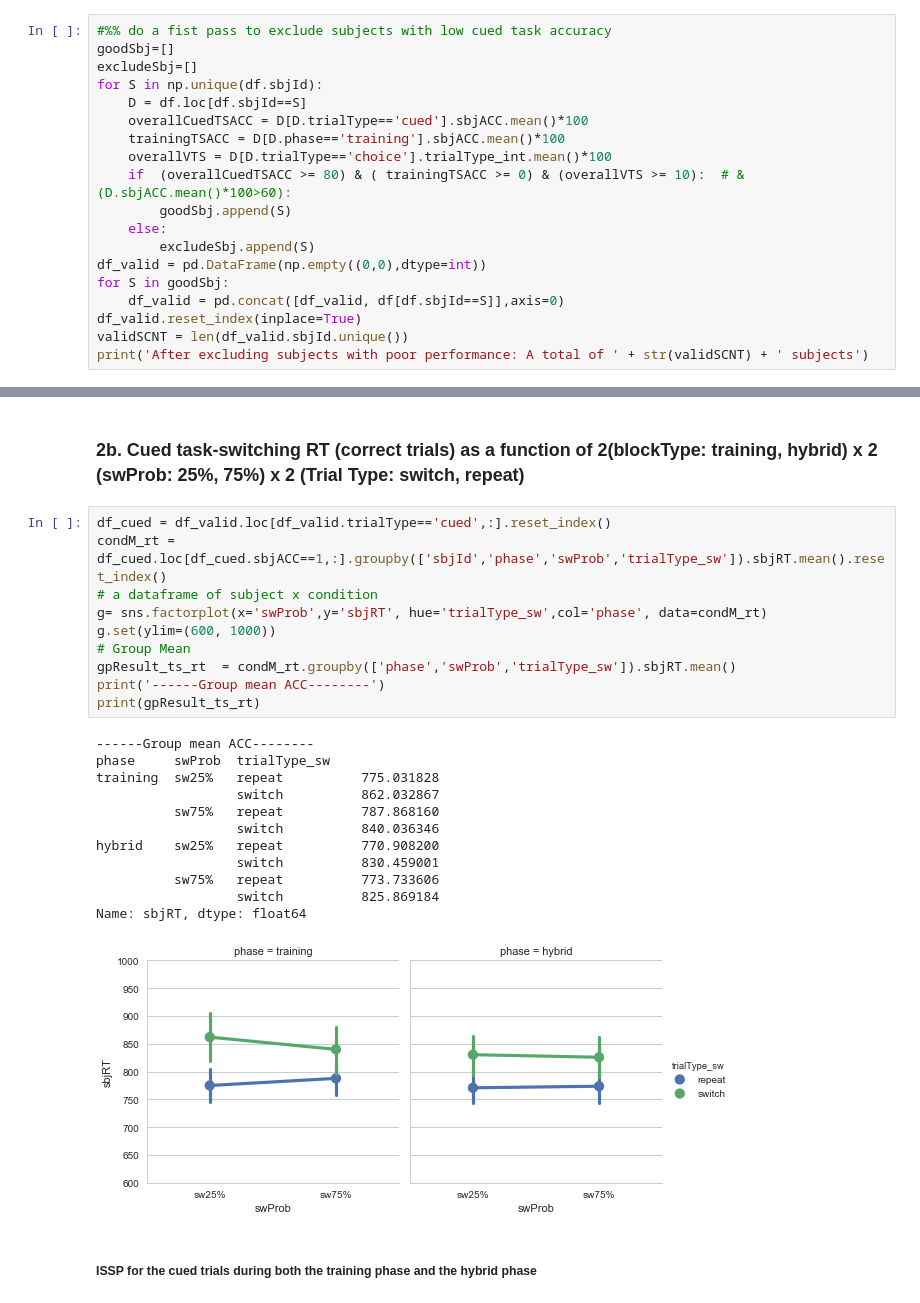
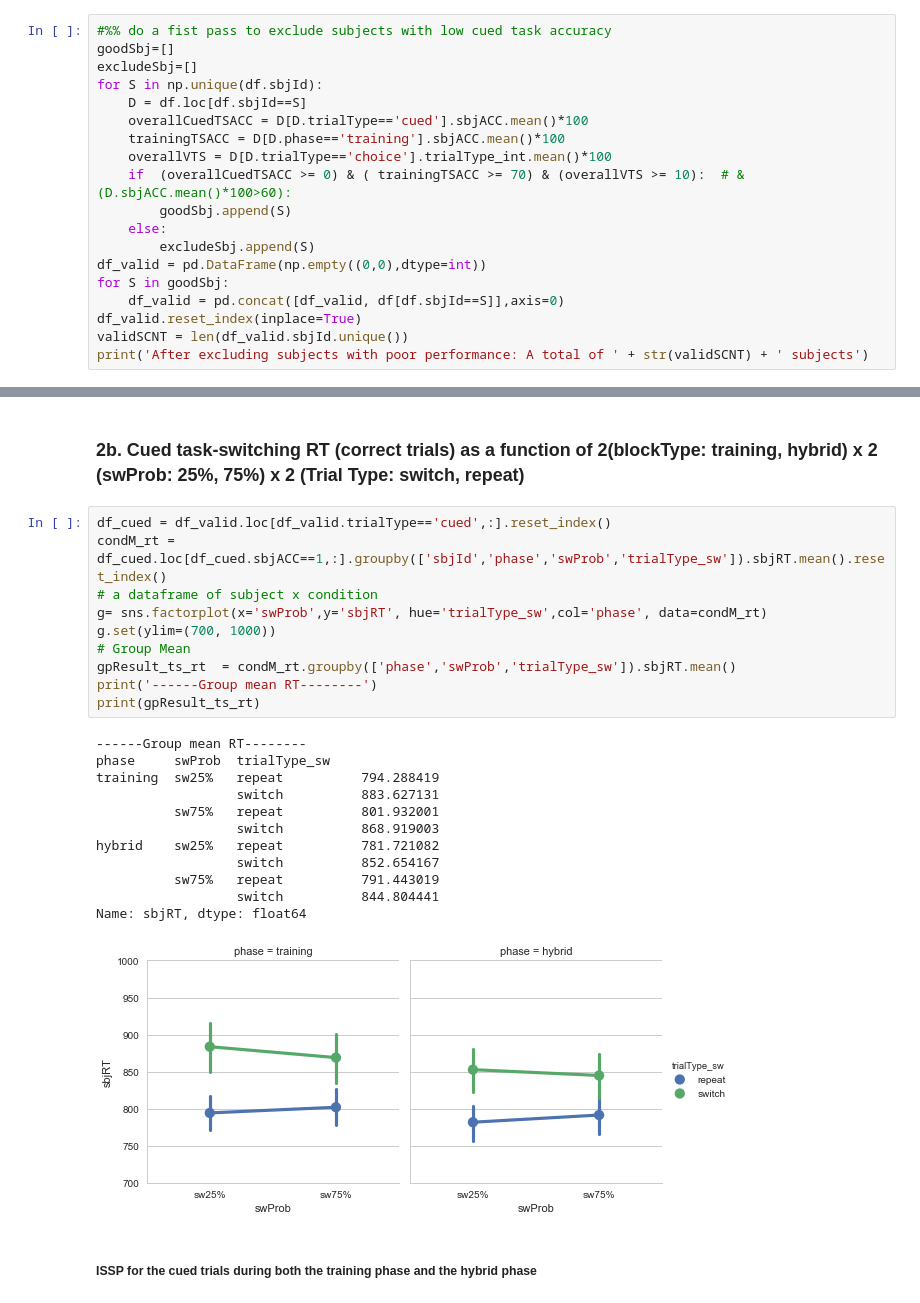
Before and after one commit to yuchinchiu/ISSPxVTS_v5, a Jupyter notebook: analysis_py/ISSPxVTS_v5_basicAnalysis.ipynb, the cells around one changed output, grey strips where cells are left out. Drawn from its saved outputs; the diff is of its cells as text.

```diff
--- a/analysis_py/ISSPxVTS_v5_basicAnalysis.ipynb
+++ b/analysis_py/ISSPxVTS_v5_basicAnalysis.ipynb
@@ -46,7 +46,7 @@ for S in np.unique(df.sbjId):
     overallCuedTSACC = D[D.trialType=='cued'].sbjACC.mean()*100
     trainingTSACC = D[D.phase=='training'].sbjACC.mean()*100
     overallVTS = D[D.trialType=='choice'].trialType_int.mean()*100
-    if  (overallCuedTSACC >= 80) & ( trainingTSACC >= 0) & (overallVTS >= 10):  # & (D.sbjACC.mean()*100>60):
+    if  (overallCuedTSACC >= 0) & ( trainingTSACC >= 70) & (overallVTS >= 10):  # & (D.sbjACC.mean()*100>60):
         goodSbj.append(S)
     else:
         excludeSbj.append(S)
@@ -120,26 +120,26 @@ meanISSP_ACC = -0.00 %
 # %%
 df_cued = df_valid.loc[df_valid.trialType=='cued',:].reset_index()
 condM_rt = df_cued.loc[df_cued.sbjACC==1,:].groupby(['sbjId','phase','swProb','trialType_sw']).sbjRT.mean().reset_index()
 # a dataframe of subject x condition
 g= sns.factorplot(x='swProb',y='sbjRT', hue='trialType_sw',col='phase', data=condM_rt)
-g.set(ylim=(600, 1000))
+g.set(ylim=(700, 1000))
 # Group Mean
 gpResult_ts_rt  = condM_rt.groupby(['phase','swProb','trialType_sw']).sbjRT.mean()
-print('------Group mean ACC--------')
+print('------Group mean RT--------')
 print(gpResult_ts_rt)
 # %% [output]
-------Group mean ACC--------
+------Group mean RT--------
 phase     swProb  trialType_sw
-training  sw25%   repeat          775.031828
-                  switch          862.032867
-          sw75%   repeat          787.868160
-                  switch          840.036346
-hybrid    sw25%   repeat          770.908200
-                  switch          830.459001
-          sw75%   repeat          773.733606
-                  switch          825.869184
+training  sw25%   repeat          794.288419
+                  switch          883.627131
+          sw75%   repeat          801.932001
+                  switch          868.919003
+hybrid    sw25%   repeat          781.721082
+                  switch          852.654167
+          sw75%   repeat          791.443019
+                  switch          844.804441
 Name: sbjRT, dtype: float64
-[figure, old version]
+[figure, new version]
 # %% [markdown]
 ##### ISSP for the cued trials during both the training phase and the hybrid phase
 # %%
```
Also changed, not shown: parts of 26 cells of this notebook, 1 other file.
